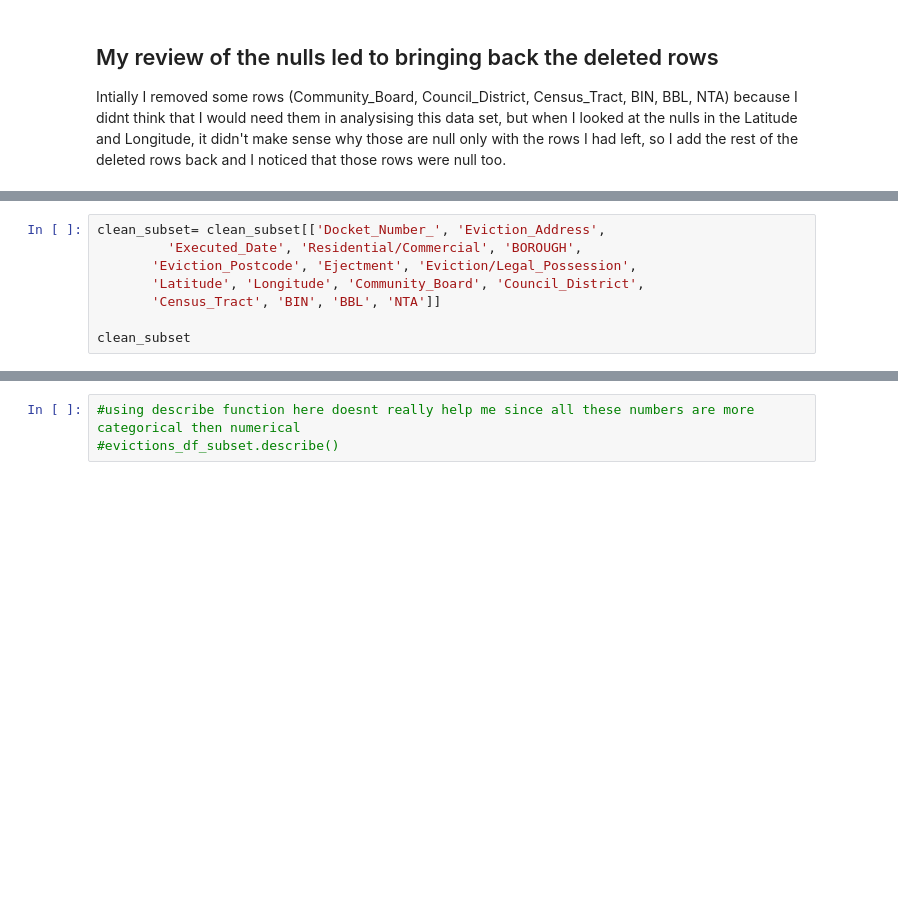
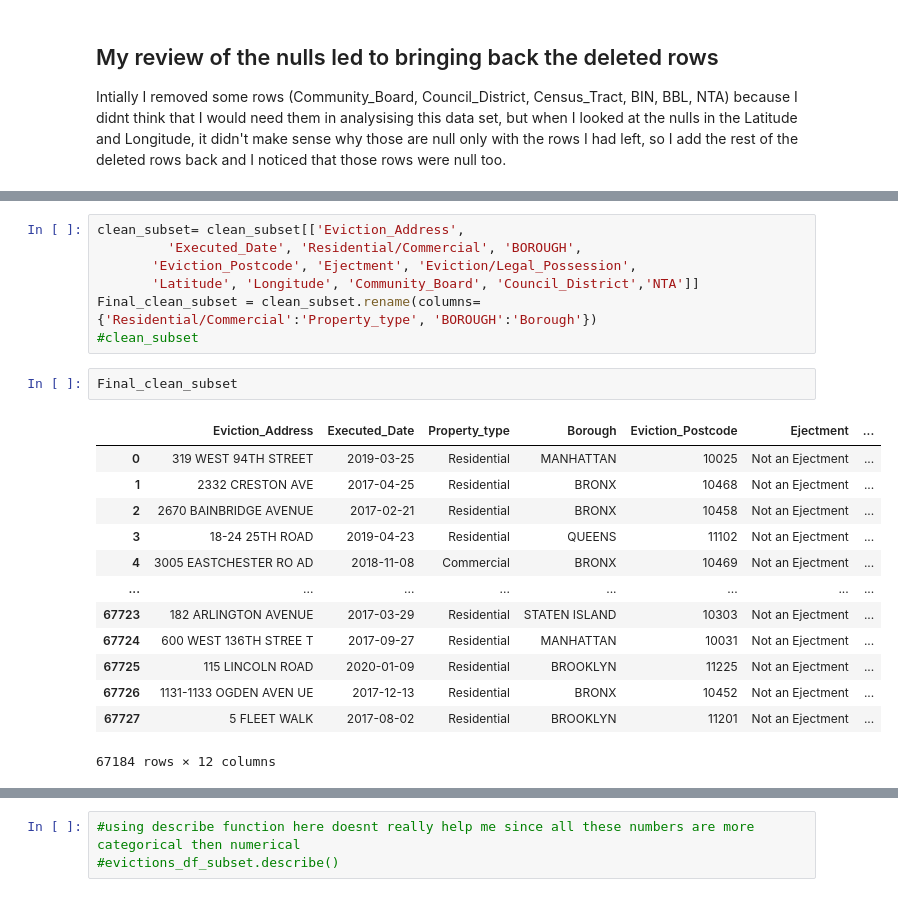
Before and after one commit to mmsouza114/Project01-Evictions, a Jupyter notebook: Exploring-dataset-cleaning .ipynb, the cells around one changed output, grey strips where cells are left out. Cells and saved outputs as stored; diff of their text form; blank space fills up the shorter version.

Commit message:
removed, renamed columns and stored in final clean data

```diff
--- a/Exploring-dataset-cleaning .ipynb
+++ b/Exploring-dataset-cleaning .ipynb
@@ -235,8 +223,0 @@ clean_subset.loc[(clean_subset['BIN'].isna())
-# %%
-clean_subset= clean_subset[['Docket_Number_', 'Eviction_Address',
-         'Executed_Date', 'Residential/Commercial', 'BOROUGH',
-       'Eviction_Postcode', 'Ejectment', 'Eviction/Legal_Possession',
-       'Latitude', 'Longitude', 'Community_Board', 'Council_District',
-       'Census_Tract', 'BIN', 'BBL', 'NTA']]
-
-clean_subset
@@ -256,0 +235,23 @@ clean_subset
+# %%
+clean_subset= clean_subset[['Eviction_Address',
+         'Executed_Date', 'Residential/Commercial', 'BOROUGH',
+       'Eviction_Postcode', 'Ejectment', 'Eviction/Legal_Possession',
+       'Latitude', 'Longitude', 'Community_Board', 'Council_District','NTA']]
+Final_clean_subset = clean_subset.rename(columns={'Residential/Commercial':'Property_type', 'BOROUGH':'Borough'})
+#clean_subset
+# %%
+Final_clean_subset
+# %% [output]
+|  | Eviction_Address | Executed_Date | Property_type | Borough | Eviction_Postcode | Ejectment | ... |
+| 0 | 319 WEST 94TH STREET | 2019-03-25 | Residential | MANHATTAN | 10025 | Not an Ejectment | ... |
+| 1 | 2332 CRESTON AVE | 2017-04-25 | Residential | BRONX | 10468 | Not an Ejectment | ... |
+| 2 | 2670 BAINBRIDGE AVENUE | 2017-02-21 | Residential | BRONX | 10458 | Not an Ejectment | ... |
+| 3 | 18-24 25TH ROAD | 2019-04-23 | Residential | QUEENS | 11102 | Not an Ejectment | ... |
+| 4 | 3005 EASTCHESTER RO AD | 2018-11-08 | Commercial | BRONX | 10469 | Not an Ejectment | ... |
+| ... | ... | ... | ... | ... | ... | ... | ... |
+| 67723 | 182 ARLINGTON AVENUE | 2017-03-29 | Residential | STATEN ISLAND | 10303 | Not an Ejectment | ... |
+| 67724 | 600 WEST 136TH STREE T | 2017-09-27 | Residential | MANHATTAN | 10031 | Not an Ejectment | ... |
+| 67725 | 115 LINCOLN ROAD | 2020-01-09 | Residential | BROOKLYN | 11225 | Not an Ejectment | ... |
+| 67726 | 1131-1133 OGDEN AVEN UE | 2017-12-13 | Residential | BRONX | 10452 | Not an Ejectment | ... |
+| 67727 | 5 FLEET WALK | 2017-08-02 | Residential | BROOKLYN | 11201 | Not an Ejectment | ... |
+67184 rows × 12 columns
```
Also changed, not shown: parts of 10 cells of this notebook.
